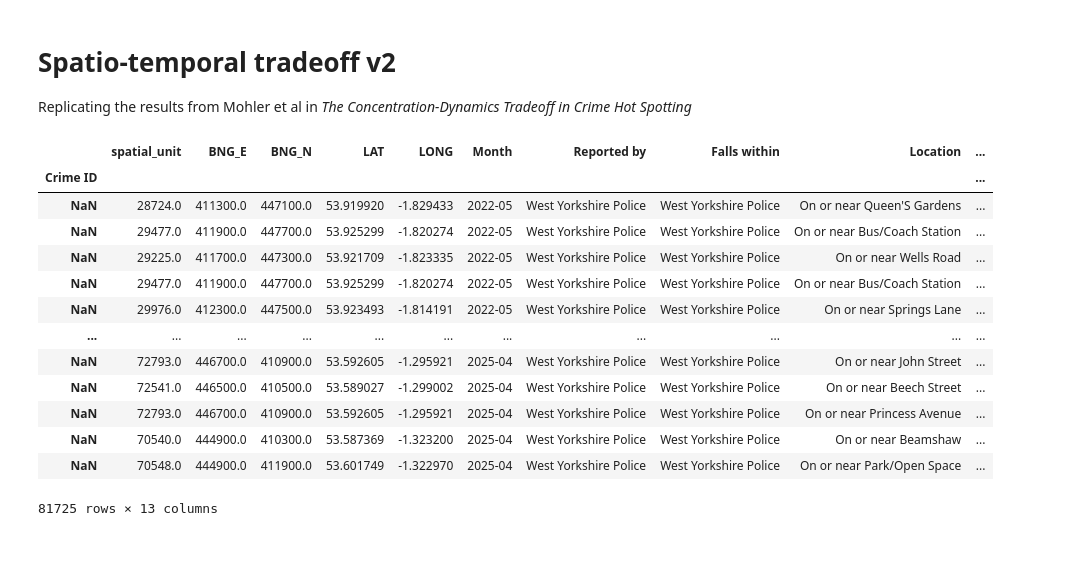
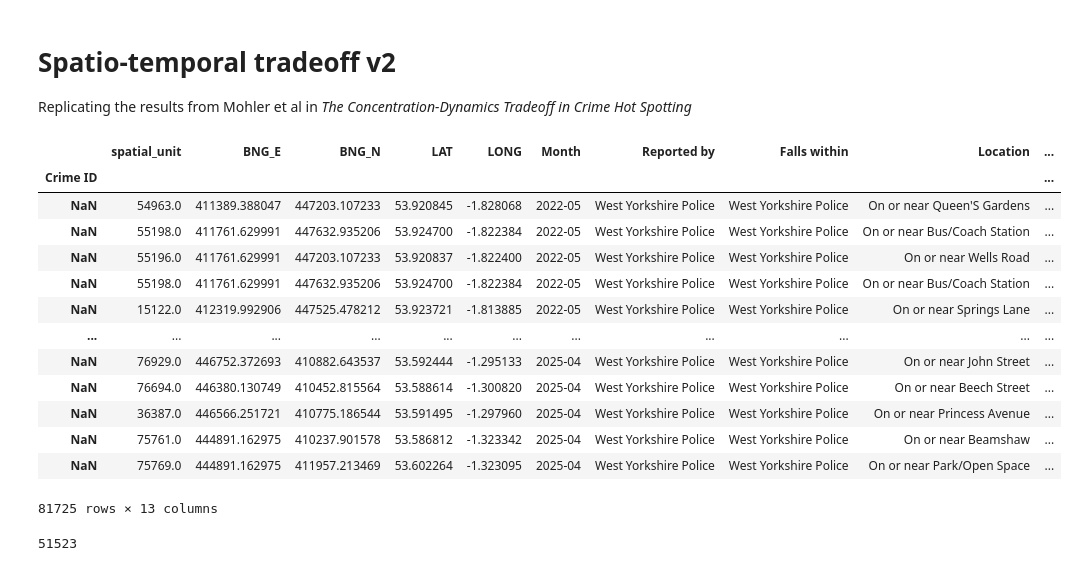
Before and after one commit to safer-streets/safer-streets-core, a Jupyter notebook: tradeoff2.ipynb, the cells around one changed output. Drawn from its saved outputs; the diff is of its cells as text; code cells hidden in the pictures.

```diff
--- a/tradeoff2.ipynb
+++ b/tradeoff2.ipynb
@@ -15,27 +18,37 @@ from utils import Month, extract_crime_data
 # %%
 FORCE = "West Yorkshire"
 filter = {"Crime type": "Anti-social behaviour"}
-grid_size = 200
+feature_type: SpatialUnit = "HEX"
+feature_area = 40000.0
 boundary = get_force_boundary(FORCE)
 raw_crime_data = extract_crime_data(FORCE, filters=filter)
 # %%
-crime_data, features = map_to_spatial_unit(raw_crime_data, boundary, "GRID", size=grid_size)
+feature_size = {"GRID": np.sqrt(feature_area), "HEX": np.sqrt(feature_area * 2 / (3**1.5))}
+
+crime_data, features = map_to_spatial_unit(raw_crime_data, boundary, feature_type, size=feature_size[feature_type])
 # remove any outside force boundary
 crime_data = crime_data[~crime_data.spatial_unit.isna()]
 crime_data
 # %% [output]
 |  | spatial_unit | BNG_E | BNG_N | LAT | LONG | Month | Reported by | Falls within | Location | ... |
 | Crime ID |  |  |  |  |  |  |  |  |  | ... |
-| NaN | 28724.0 | 411300.0 | 447100.0 | 53.919920 | -1.829433 | 2022-05 | West Yorkshire Police | West Yorkshire Police | On or near Queen'S Gardens | ... |
-| NaN | 29477.0 | 411900.0 | 447700.0 | 53.925299 | -1.820274 | 2022-05 | West Yorkshire Police | West Yorkshire Police | On or near Bus/Coach Station | ... |
-| NaN | 29225.0 | 411700.0 | 447300.0 | 53.921709 | -1.823335 | 2022-05 | West Yorkshire Police | West Yorkshire Police | On or near Wells Road | ... |
-| NaN | 29477.0 | 411900.0 | 447700.0 | 53.925299 | -1.820274 | 2022-05 | West Yorkshire Police | West Yorkshire Police | On or near Bus/Coach Station | ... |
-| NaN | 29976.0 | 412300.0 | 447500.0 | 53.923493 | -1.814191 | 2022-05 | West Yorkshire Police | West Yorkshire Police | On or near Springs Lane | ... |
+| NaN | 54963.0 | 411389.388047 | 447203.107233 | 53.920845 | -1.828068 | 2022-05 | West Yorkshire Police | West Yorkshire Police | On or near Queen'S Gardens | ... |
+| NaN | 55198.0 | 411761.629991 | 447632.935206 | 53.924700 | -1.822384 | 2022-05 | West Yorkshire Police | West Yorkshire Police | On or near Bus/Coach Station | ... |
+| NaN | 55196.0 | 411761.629991 | 447203.107233 | 53.920837 | -1.822400 | 2022-05 | West Yorkshire Police | West Yorkshire Police | On or near Wells Road | ... |
+| NaN | 55198.0 | 411761.629991 | 447632.935206 | 53.924700 | -1.822384 | 2022-05 | West Yorkshire Police | West Yorkshire Police | On or near Bus/Coach Station | ... |
+| NaN | 15122.0 | 412319.992906 | 447525.478212 | 53.923721 | -1.813885 | 2022-05 | West Yorkshire Police | West Yorkshire Police | On or near Springs Lane | ... |
 | ... | ... | ... | ... | ... | ... | ... | ... | ... | ... | ... |
-| NaN | 72793.0 | 446700.0 | 410900.0 | 53.592605 | -1.295921 | 2025-04 | West Yorkshire Police | West Yorkshire Police | On or near John Street | ... |
-| NaN | 72541.0 | 446500.0 | 410500.0 | 53.589027 | -1.299002 | 2025-04 | West Yorkshire Police | West Yorkshire Police | On or near Beech Street | ... |
-| NaN | 72793.0 | 446700.0 | 410900.0 | 53.592605 | -1.295921 | 2025-04 | West Yorkshire Police | West Yorkshire Police | On or near Princess Avenue | ... |
-| NaN | 70540.0 | 444900.0 | 410300.0 | 53.587369 | -1.323200 | 2025-04 | West Yorkshire Police | West Yorkshire Police | On or near Beamshaw | ... |
-| NaN | 70548.0 | 444900.0 | 411900.0 | 53.601749 | -1.322970 | 2025-04 | West Yorkshire Police | West Yorkshire Police | On or near Park/Open Space | ... |
+| NaN | 76929.0 | 446752.372693 | 410882.643537 | 53.592444 | -1.295133 | 2025-04 | West Yorkshire Police | West Yorkshire Police | On or near John Street | ... |
+| NaN | 76694.0 | 446380.130749 | 410452.815564 | 53.588614 | -1.300820 | 2025-04 | West Yorkshire Police | West Yorkshire Police | On or near Beech Street | ... |
+| NaN | 36387.0 | 446566.251721 | 410775.186544 | 53.591495 | -1.297960 | 2025-04 | West Yorkshire Police | West Yorkshire Police | On or near Princess Avenue | ... |
+| NaN | 75761.0 | 444891.162975 | 410237.901578 | 53.586812 | -1.323342 | 2025-04 | West Yorkshire Police | West Yorkshire Police | On or near Beamshaw | ... |
+| NaN | 75769.0 | 444891.162975 | 411957.213469 | 53.602264 | -1.323095 | 2025-04 | West Yorkshire Police | West Yorkshire Police | On or near Park/Open Space | ... |
 81725 rows × 13 columns
+# %%
+# features.join(crime_data.groupby("spatial_unit")["Crime type"].count()).explore(
+#     "Crime type", tiles="CartoDB positron"
+# )  # , missing_kwds={"color": "lightgrey"})
+len(features)  # .area.mean()
+# %% [output]
+51523
 # %%
```
Also changed, not shown: parts of 12 cells of this notebook, 3 other files.
